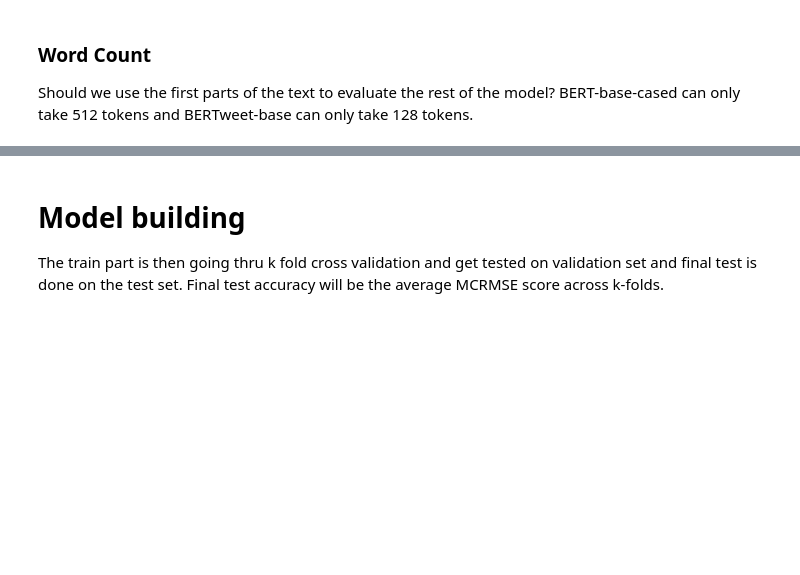
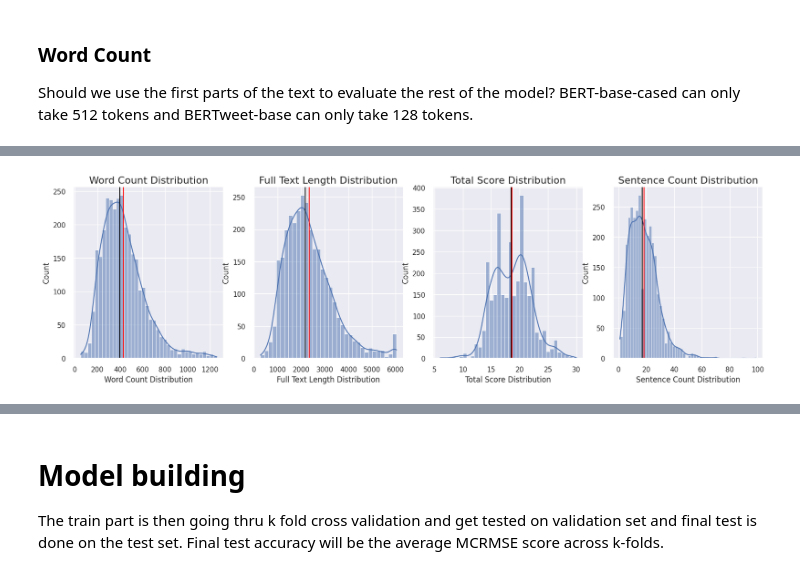
Before and after one commit to srilamaiti/spring_2023_w266_final_project_heesuk_iris_srila, a Jupyter notebook: W266_essay_evaluation_final.ipynb, the cells around one changed output, grey strips where cells are left out. Drawn from its saved outputs; the diff is of its cells as text; code cells hidden in the pictures; blank space fills up the shorter version.

```diff
--- a/W266_essay_evaluation_final.ipynb
+++ b/W266_essay_evaluation_final.ipynb
@@ -555,0 +572,38 @@ plt.show()
+# %%
+# Adding word count, sentence count, total score and full text length
+df_train['sentence_count'] = df_train['full_text'].apply(lambda x: len(sent_tokenize(x)))
+df_train['total_score'] = df_train['cohesion'] + df_train['syntax'] + df_train['vocabulary'] + df_train['phraseology'] + df_train['grammar'] + df_train['conventions']
+df_train['full_text_len'] = df_train['full_text'].apply(lambda x: len(x))
+# %%
+plt.figure(figsize=(20,5))
+
+plt.subplot(1,4,1)
+sns.histplot(data=df_train, x='word_count', kde=True)
+plt.axvline(x=df_train['word_count'].mean(),color='red')
+plt.axvline(x=df_train['word_count'].median(),color='black')
+plt.xlabel('Word Count Distribution',fontsize=12)
+plt.title('Word Count Distribution',fontsize=16)
+
+plt.subplot(1,4,2)
+sns.histplot(data=df_train, x='full_text_len', kde=True)
+plt.axvline(x=df_train['full_text_len'].mean(),color='red')
+plt.axvline(x=df_train['full_text_len'].median(),color='black')
+plt.xlabel('Full Text Length Distribution',fontsize=12)
+plt.title('Full Text Length Distribution',fontsize=16)
+
+plt.subplot(1,4,3)
+sns.histplot(data=df_train, x='total_score', kde=True)
+plt.axvline(x=df_train['total_score'].mean(),color='red')
+plt.axvline(x=df_train['total_score'].median(),color='black')
+plt.xlabel('Total Score Distribution',fontsize=12)
+plt.title('Total Score Distribution',fontsize=16)
+
+plt.subplot(1,4,4)
+sns.histplot(data=df_train, x='sentence_count', kde=True)
+plt.axvline(x=df_train['sentence_count'].mean(),color='red')
+plt.axvline(x=df_train['sentence_count'].median(),color='black')
+plt.xlabel('Sentence Count Distribution',fontsize=12)
+plt.title('Sentence Count Distribution',fontsize=16)
+plt.show()
+# %% [output]
+[figure, added]
```
Also changed, not shown: parts of 7 cells of this notebook.
